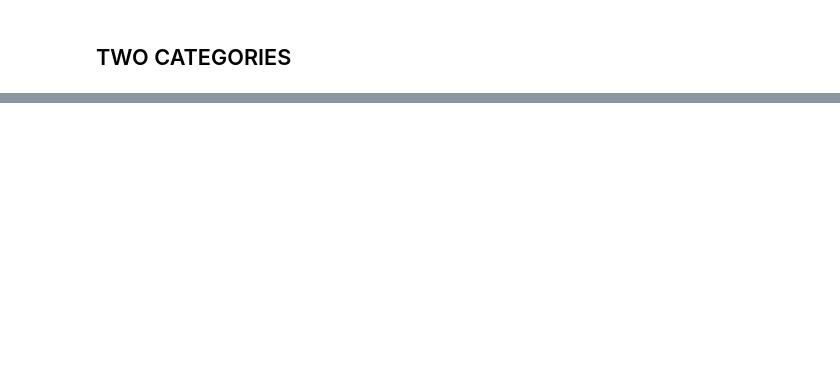
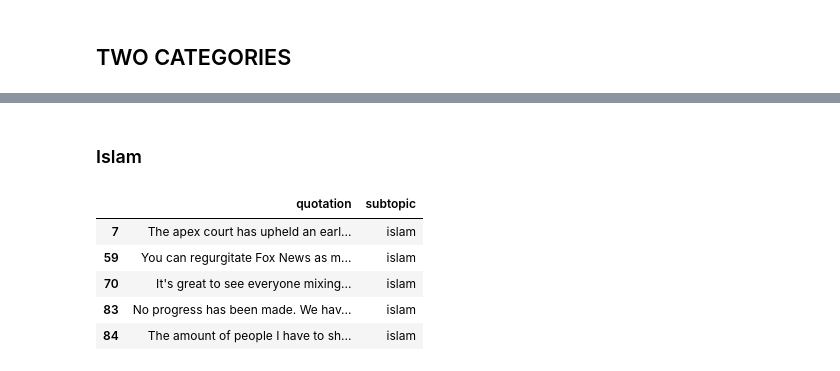
Before and after one commit to epfl-ada/ada-2021-project-concatsanddogs, a Jupyter notebook: Top_to_bottom.ipynb, the cells around one changed output, grey strips where cells are left out. Saved outputs shown, nothing was run; the diff lists cells and outputs as text; code cells hidden in the pictures; blank space fills up the shorter version.

```diff
--- a/Top_to_bottom.ipynb
+++ b/Top_to_bottom.ipynb
@@ -223,0 +257,11 @@ df['subtopic'].value_counts().sort_index().plot.bar(x='Target Value', y='Number
+# %% [markdown]
+### Islam
+# %%
+df[df['subtopic']=='islam'].head()[['quotation','subtopic']]
+# %% [output]
+|  | quotation | subtopic |
+| 7 | The apex court has upheld an earl... | islam |
+| 59 | You can regurgitate Fox News as m... | islam |
+| 70 | It's great to see everyone mixing... | islam |
+| 83 | No progress has been made. We hav... | islam |
+| 84 | The amount of people I have to sh... | islam |
```
Also changed, not shown: parts of 12 cells of this notebook.
